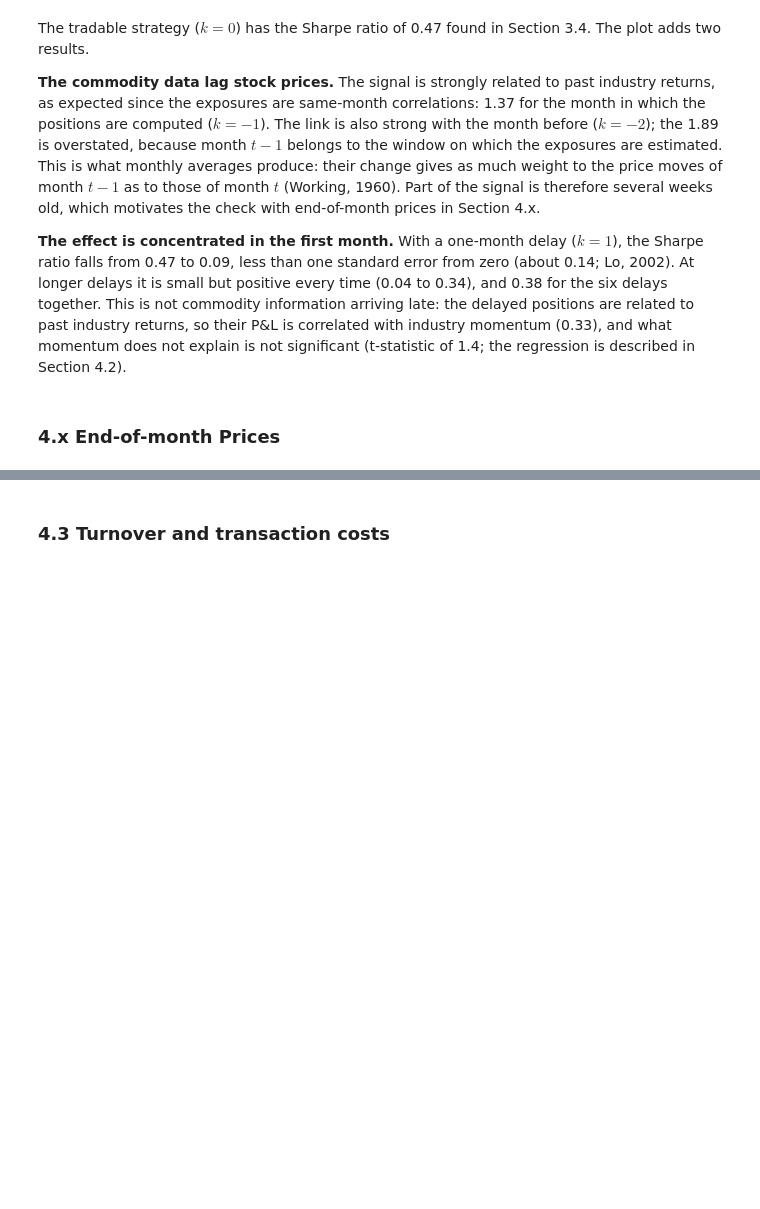
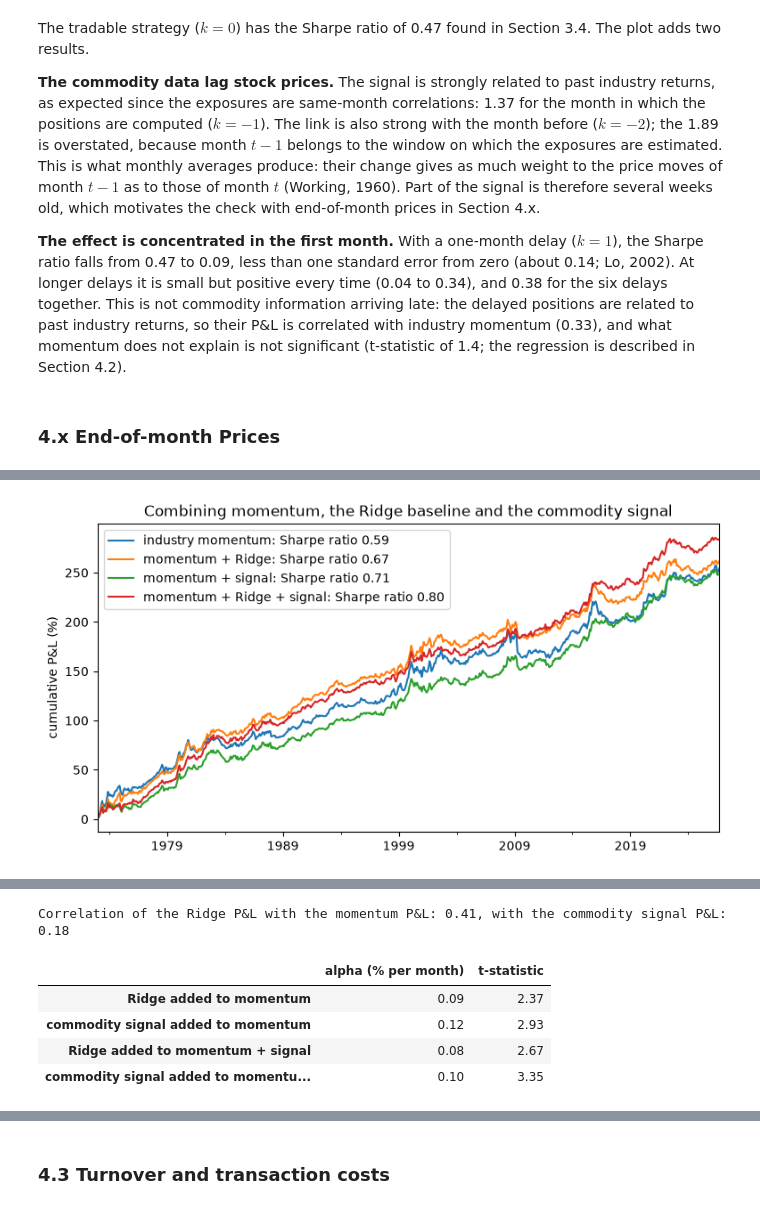
Before and after one commit to SelimLali/Machine_Learning_Trading, a Jupyter notebook: commodities_lead_industries.ipynb, the cells around one changed output, grey strips where cells are left out. Drawn from its saved outputs; the diff is of its cells as text; code cells hidden in the pictures; blank space fills up the shorter version.

Commit message:
Section 4.2: three-way combination

```diff
--- a/commodities_lead_industries.ipynb
+++ b/commodities_lead_industries.ipynb
@@ -766,0 +729,42 @@ The combination reaches a Sharpe ratio of 0.71, against 0.59 for momentum alone.
+# %%
+def zscore(predictions):
+    """Cross-sectional z-score, month by month: puts forecasts on the same scale before adding them."""
+    return predictions.sub(predictions.mean(axis=1), axis=0).div(predictions.std(axis=1), axis=0)
+
+
+# Equal-weight combinations of the three forecasts: momentum (3.1), Ridge on industry returns (3.2), commodity signal (3.4)
+z_momentum, z_ridge, z_signal = zscore(momentum_prediction), zscore(forecasts_ridge_industry), zscore(signal)
+industry_prediction = z_momentum + z_ridge             # past industry returns only
+combined_prediction = z_momentum + z_signal            # momentum and the commodity signal
+full_prediction = z_momentum + z_ridge + z_signal      # all three
+
+pnl_industry = backtest(industry_prediction, industry_returns).rename("momentum + Ridge")
+pnl_combined = backtest(combined_prediction, industry_returns).rename("momentum + signal")
+pnl_full = backtest(full_prediction, industry_returns).rename("momentum + Ridge + signal")
+
+combinations = {"industry momentum": pnl_momentum, "momentum + Ridge": pnl_industry,
+                "momentum + signal": pnl_combined, "momentum + Ridge + signal": pnl_full}
+plot_pnl(combinations, "Combining momentum, the Ridge baseline and the commodity signal")
+
+summary = pd.DataFrame({name: {"Sharpe ratio, 1973-2026": sharpe_ratio(pnl),
+                               "Sharpe ratio, 1973-1999": sharpe_ratio(pnl.loc[:"1999"]),
+                               "Sharpe ratio, 2000-2026": sharpe_ratio(pnl.loc["2000":]),
+                               "average P&L (% per year)": 12 * pnl.mean(),
+                               "volatility (% per year)": np.sqrt(12) * pnl.std()} for name, pnl in combinations.items()})
+display(summary.round(2))
+
+
+# What does each forecast add? Regression of the P&L with the forecast on the P&L without it: intercept (alpha) and its t-statistic
+def added_value(pnl_with, pnl_without):
+    fit = linregress(pnl_without, pnl_with)
+    return {"alpha (% per month)": fit.intercept, "t-statistic": fit.intercept / fit.intercept_stderr}
+
+
+print(f"Correlation of the Ridge P&L with the momentum P&L: {pnl_ridge_industry.corr(pnl_momentum):.2f}, "
+      f"with the commodity signal P&L: {pnl_ridge_industry.corr(pnl_signal):.2f}")
+pd.DataFrame({"Ridge added to momentum": added_value(pnl_industry, pnl_momentum),
+              "commodity signal added to momentum": added_value(pnl_combined, pnl_momentum),
+              "Ridge added to momentum + signal": added_value(pnl_full, pnl_combined),
+              "commodity signal added to momentum + Ridge": added_value(pnl_full, pnl_industry)}).T.round(2)
+# %% [output]
+[figure, added]
@@ -766,0 +777,6 @@ The combination reaches a Sharpe ratio of 0.71, against 0.59 for momentum alone.
+Correlation of the Ridge P&L with the momentum P&L: 0.41, with the commodity signal P&L: 0.18
+|  | alpha (% per month) | t-statistic |
+| Ridge added to momentum | 0.09 | 2.37 |
+| commodity signal added to momentum | 0.12 | 2.93 |
+| Ridge added to momentum + signal | 0.08 | 2.67 |
+| commodity signal added to momentu... | 0.10 | 3.35 |
```
Also changed, not shown: parts of 6 cells of this notebook.
